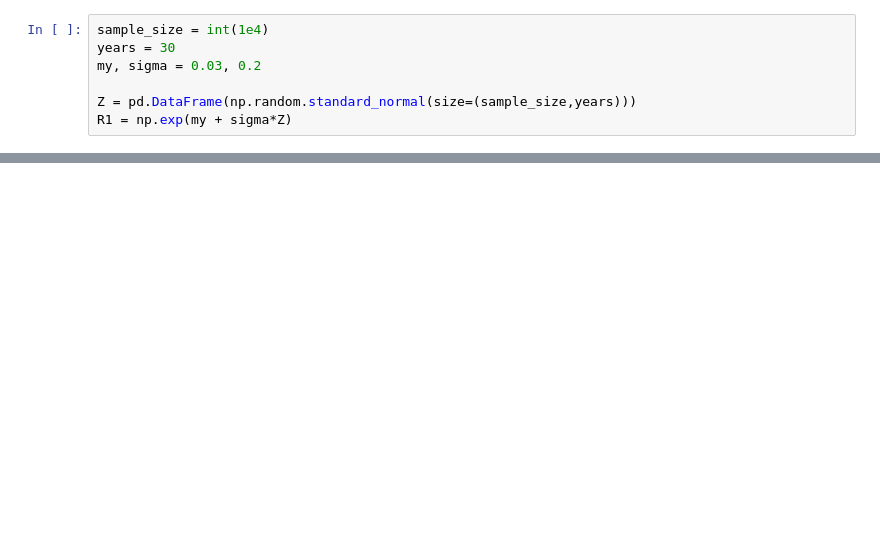
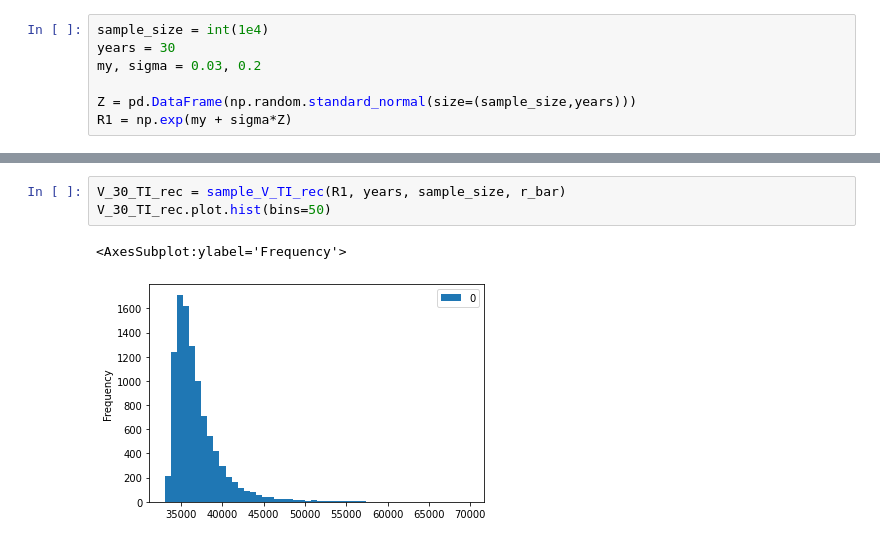
Before and after one commit to taariqnazar/Risk_management, a Jupyter notebook: HW2.ipynb, the cells around one changed output, grey strips where cells are left out. Cells and saved outputs as stored; diff of their text form; blank space fills up the shorter version.

```diff
--- a/HW2.ipynb
+++ b/HW2.ipynb
@@ -80,2 +107,8 @@ V_30_TI.plot.hist(bins=50)
+# %%
+V_30_TI_rec = sample_V_TI_rec(R1, years, sample_size, r_bar)
+V_30_TI_rec.plot.hist(bins=50)
+# %% [output]
+<AxesSubplot:ylabel='Frequency'>
+[figure, added]
 # %%
 r_bar = 0.005
```
Also changed, not shown: parts of 5 cells of this notebook.
